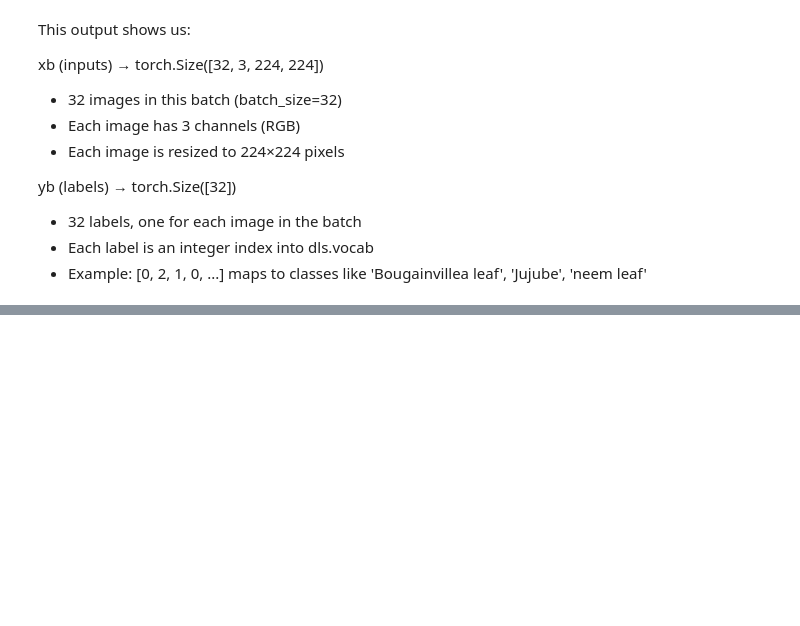
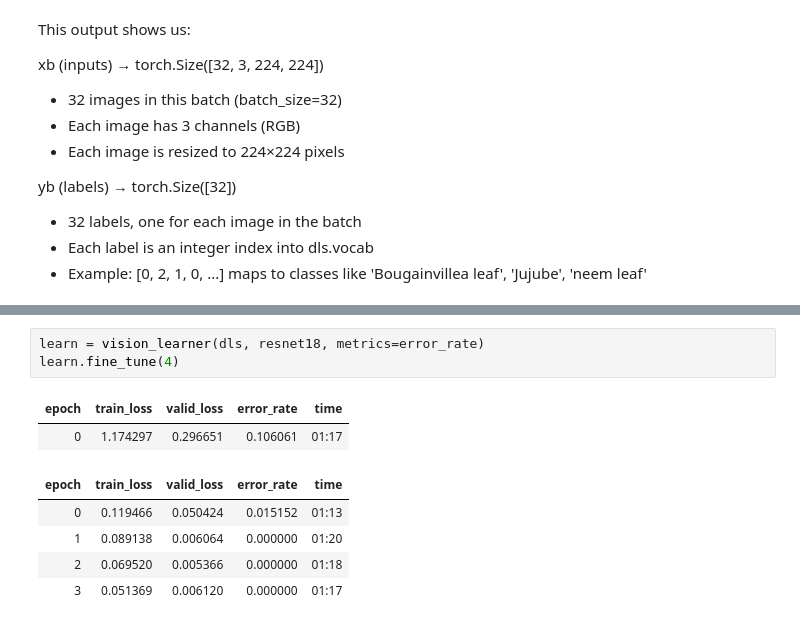
Before and after one commit to Indicium199/FastAI-Practical-Deep-Learning-Notebooks, a Jupyter notebook: 02_Leaf_Classifier.ipynb, the cells around one changed output, grey strips where cells are left out. Saved outputs shown, nothing was run; the diff lists cells and outputs as text; blank space fills up the shorter version.

```diff
--- a/02_Leaf_Classifier.ipynb
+++ b/02_Leaf_Classifier.ipynb
@@ -322,0 +403,11 @@ yb (labels) → torch.Size([32])
+# %%
+learn = vision_learner(dls, resnet18, metrics=error_rate)
+learn.fine_tune(4)
+# %% [output]
+| epoch | train_loss | valid_loss | error_rate | time |
+| 0 | 1.174297 | 0.296651 | 0.106061 | 01:17 |
+| epoch | train_loss | valid_loss | error_rate | time |
+| 0 | 0.119466 | 0.050424 | 0.015152 | 01:13 |
+| 1 | 0.089138 | 0.006064 | 0.000000 | 01:20 |
+| 2 | 0.069520 | 0.005366 | 0.000000 | 01:18 |
+| 3 | 0.051369 | 0.006120 | 0.000000 | 01:17 |
```
Also changed, not shown: parts of 5 cells of this notebook.
